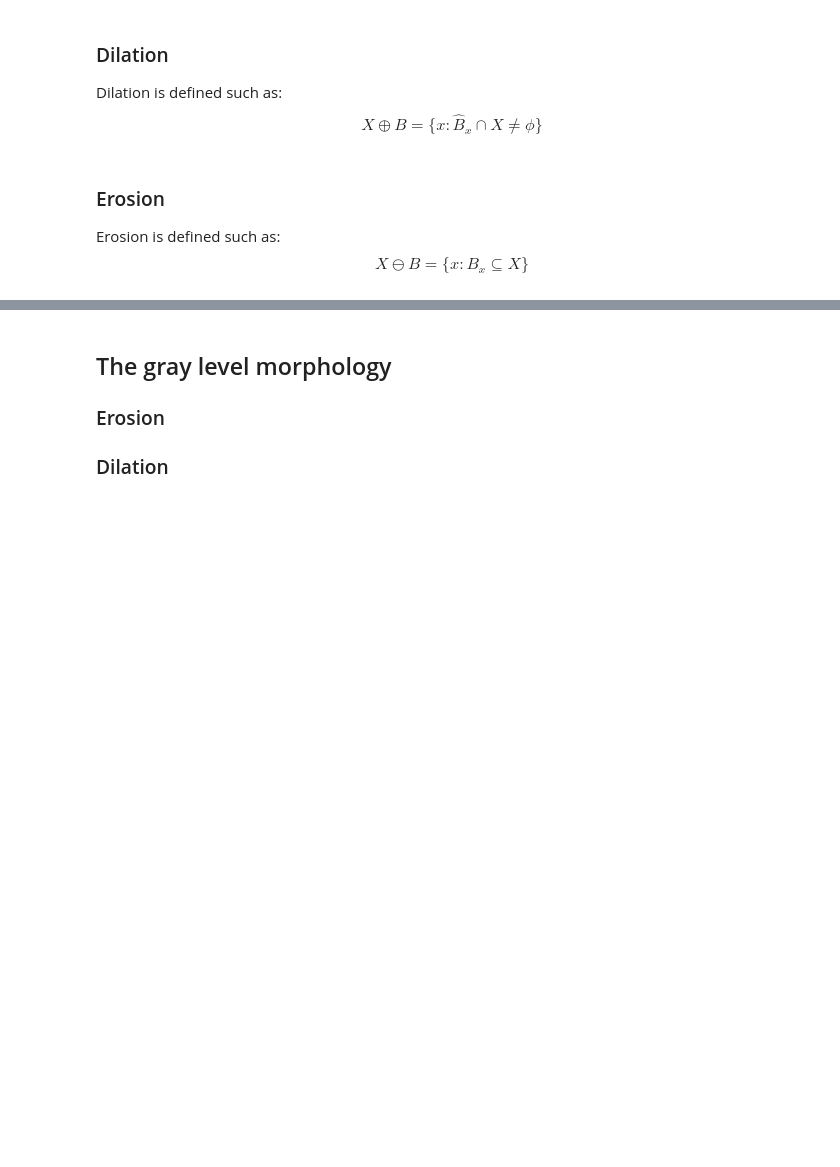
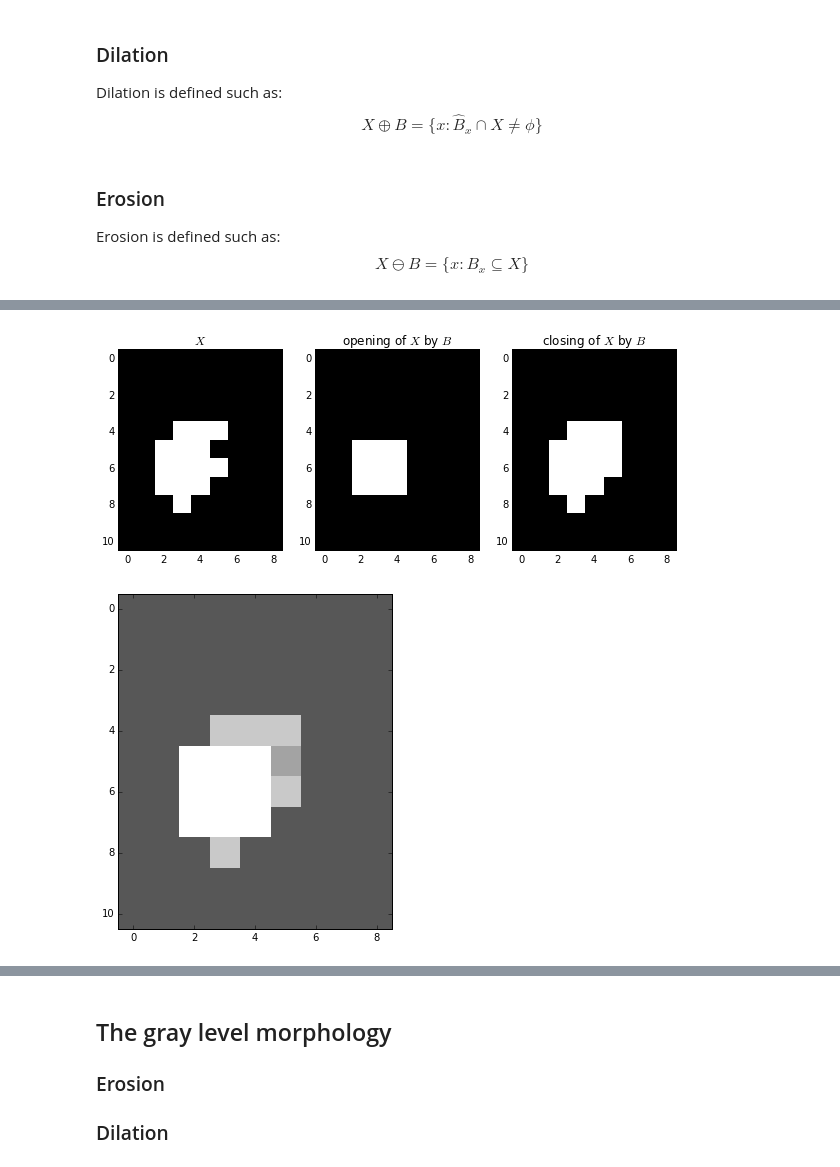
Before and after one commit to odebeir/info-h-500-501, a Jupyter notebook: 05-Morphomathematics/01-Operators.ipynb, the cells around one changed output, grey strips where cells are left out. Saved outputs shown, nothing was run; the diff lists cells and outputs as text; code cells hidden in the pictures; blank space fills up the shorter version.

```diff
--- a/05-Morphomathematics/01-Operators.ipynb
+++ b/05-Morphomathematics/01-Operators.ipynb
@@ -73,0 +113,25 @@ $$X \ominus B = \{x : B_x \subseteq X  \}$$
+# %%
+B = square(3)
+X_dil = dilation(X,selem=B)
+X_ero = erosion(X,selem=B)
+
+X_open = dilation(X_ero,selem=B)
+X_close = erosion(X_dil,selem=B)
+
+plt.figure(figsize=[10,5])
+plt.subplot(1,3,1)
+plt.imshow(X,interpolation='nearest',cmap=plt.cm.gray)
+plt.title('$X$')
+plt.subplot(1,3,2)
+plt.imshow(X_open,interpolation='nearest',cmap=plt.cm.gray)
+plt.title('opening of $X$ by $B$')
+plt.subplot(1,3,3)
+plt.imshow(X_close,interpolation='nearest',cmap=plt.cm.gray)
+plt.title('closing of $X$ by $B$')
+plt.figure(figsize=[6,6])
+plt.imshow(X,interpolation='nearest',cmap=plt.cm.gray,alpha=.3)
+plt.imshow(X_open,interpolation='nearest',cmap=plt.cm.gray,alpha=.3)
+plt.imshow(X_close,interpolation='nearest',cmap=plt.cm.gray,alpha=.3);
+# %% [output]
+[figure, added]
+[figure, added]
```
Also changed, not shown: parts of 5 cells of this notebook, 1 other file.
